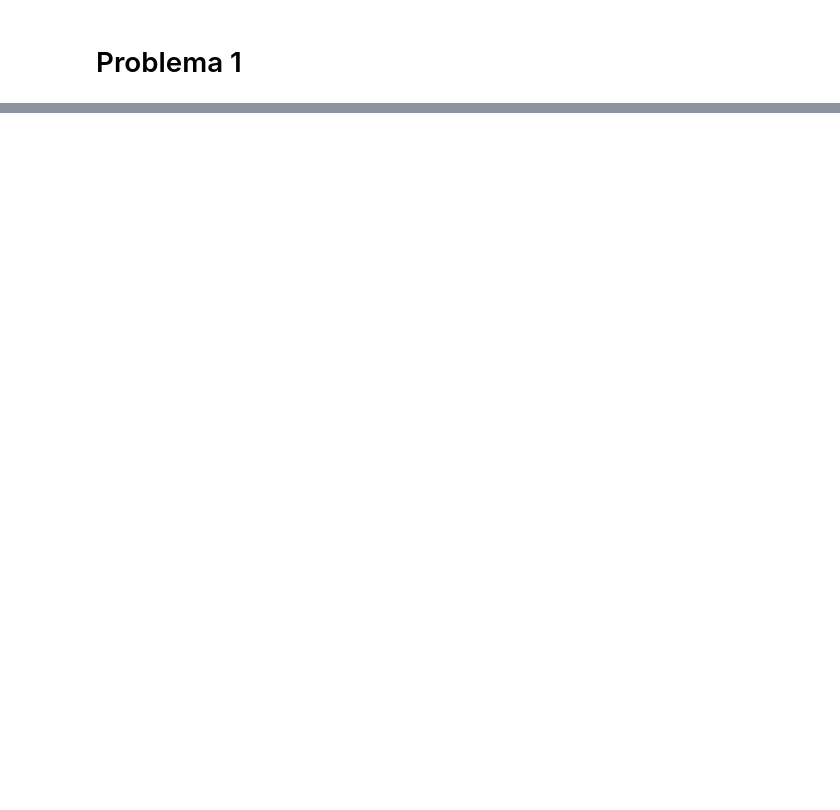
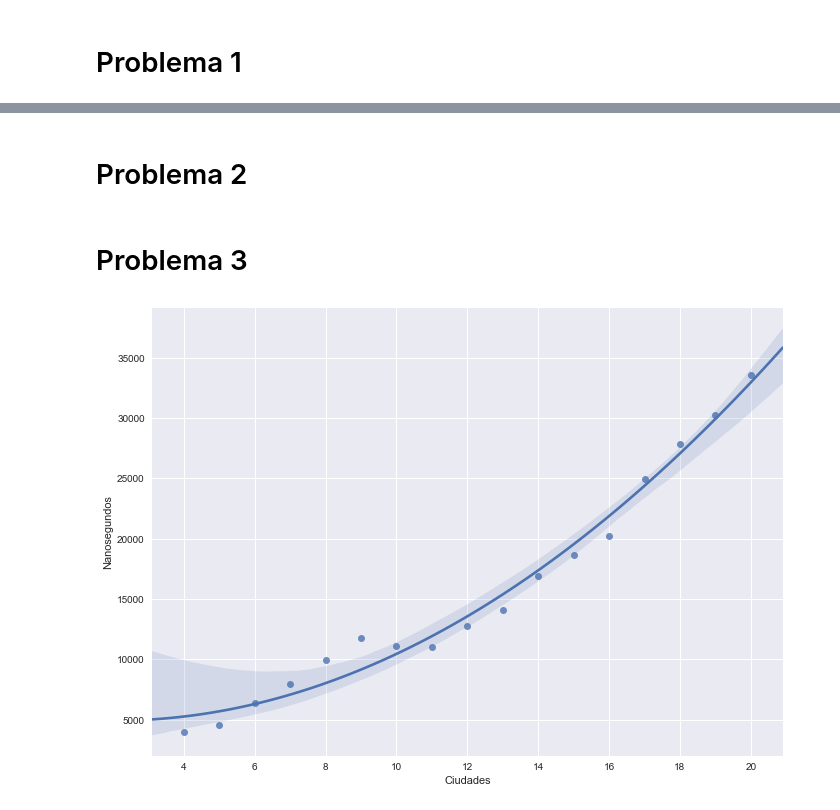
Before and after one commit to ZebaSz/algo3-tp2, a Jupyter notebook: informe/data/Algo3-TP2.ipynb, the cells around one changed output, grey strips where cells are left out. Cells and saved outputs as stored; diff of their text form; code cells hidden in the pictures; blank space fills up the shorter version.

```diff
--- a/informe/data/Algo3-TP2.ipynb
+++ b/informe/data/Algo3-TP2.ipynb
@@ -40,0 +42,13 @@ plt.show()
+# %% [markdown]
+# Problema 2
+# %% [markdown]
+# Problema 3
+# %%
+df3 = pd.read_csv('reconfiguration.csv')
+# %%
+df3A = df3[(df3.Ciudades > 0) & (df3.RutasExistentes == 5)]
+
+sns.lmplot(x='Ciudades', y='Nanosegundos', data=df3A, size=7, aspect=1.4, order=2)
+plt.show()
+# %% [output]
+[figure, added]
```
Also changed, not shown: parts of 5 cells of this notebook, 3 other files.
